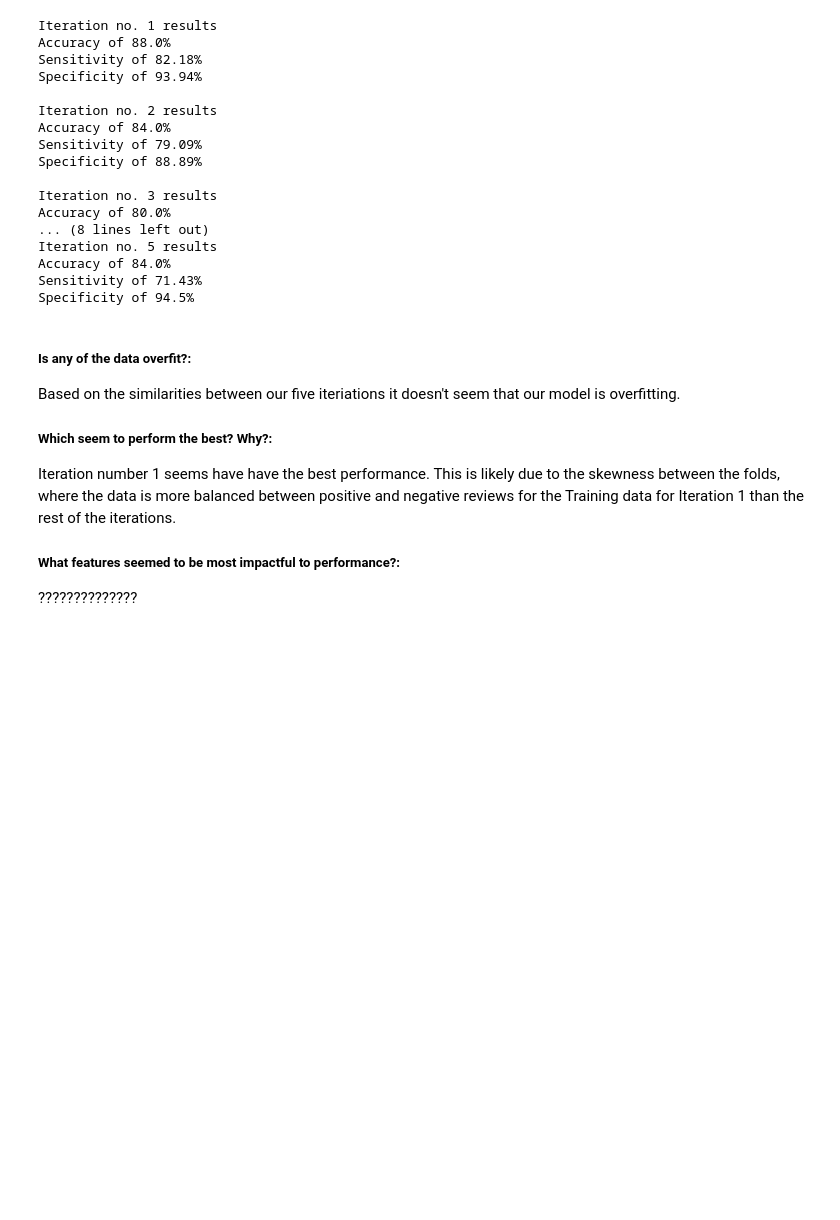
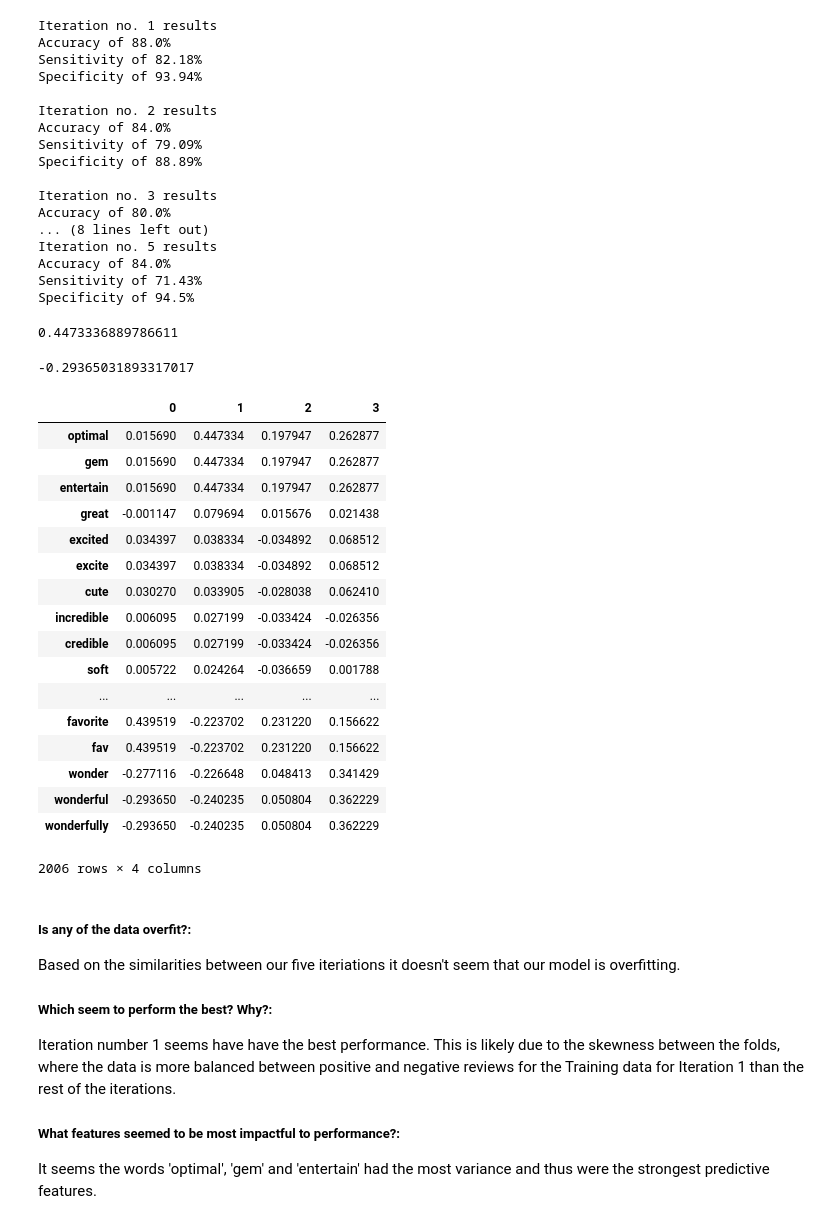
Before and after one commit to gurkpet/Thinkful-Lessons, a Jupyter notebook: Thinkful 2.2.7-Naive Bayes/Naive+Bayes+Lesson-p2+-+via+sklearn.ipynb, the cells around one changed output. Saved outputs shown, nothing was run; the diff lists cells and outputs as text; code cells hidden in the pictures; blank space fills up the shorter version.

Commit message:
Catigorizing most impactful feature

```diff
--- a/Thinkful 2.2.7-Naive Bayes/Naive+Bayes+Lesson-p2+-+via+sklearn.ipynb
+++ b/Thinkful 2.2.7-Naive Bayes/Naive+Bayes+Lesson-p2+-+via+sklearn.ipynb
@@ -82,6 +141,47 @@ Iteration no. 5 results
 Accuracy of 84.0%
 Sensitivity of 71.43%
 Specificity of 94.5%
+# %%
+i = np.identity(data_amzn.shape[1])
+num_pc= 4
+pca = PCA(n_components=num_pc)
+pca.fit(X)
+coef = pca.transform(i)
+pc_list = []
+
+for x in range(num_pc):
+    pc_list.append(x)
+# %%
+value_of_feature = pd.DataFrame(coef, columns=[pc_list], index=data_amzn.columns)
+
+value_of_feature.values.max()
+# %% [output]
+0.4473336889786611
+# %%
+value_of_feature.values.min()
+# %% [output]
+-0.29365031893317017
+# %%
+value_of_feature.sort([1], ascending = False)
+# %% [output]
+|  | 0 | 1 | 2 | 3 |
+| optimal | 0.015690 | 0.447334 | 0.197947 | 0.262877 |
+| gem | 0.015690 | 0.447334 | 0.197947 | 0.262877 |
+| entertain | 0.015690 | 0.447334 | 0.197947 | 0.262877 |
+| great | -0.001147 | 0.079694 | 0.015676 | 0.021438 |
+| excited | 0.034397 | 0.038334 | -0.034892 | 0.068512 |
+| excite | 0.034397 | 0.038334 | -0.034892 | 0.068512 |
+| cute | 0.030270 | 0.033905 | -0.028038 | 0.062410 |
+| incredible | 0.006095 | 0.027199 | -0.033424 | -0.026356 |
+| credible | 0.006095 | 0.027199 | -0.033424 | -0.026356 |
+| soft | 0.005722 | 0.024264 | -0.036659 | 0.001788 |
+| ... | ... | ... | ... | ... |
+| favorite | 0.439519 | -0.223702 | 0.231220 | 0.156622 |
+| fav | 0.439519 | -0.223702 | 0.231220 | 0.156622 |
+| wonder | -0.277116 | -0.226648 | 0.048413 | 0.341429 |
+| wonderful | -0.293650 | -0.240235 | 0.050804 | 0.362229 |
+| wonderfully | -0.293650 | -0.240235 | 0.050804 | 0.362229 |
+2006 rows × 4 columns
 # %% [markdown]
 <h5>Is any of the data overfit?:</h5>
     Based on the similarities between our five iteriations it doesn't seem that our model is overfitting.
@@ -90,4 +190,4 @@ Specificity of 94.5%
     Iteration number 1 seems have have the best performance.  This is likely due to the skewness between the folds, where the data is more balanced between positive and negative reviews for the Training data for Iteration 1 than the rest of the iterations.
 
 <h5>What features seemed to be most impactful to performance?:</h5>
-    ??????????????
+    It seems the words 'optimal', 'gem' and 'entertain' had the most variance and thus were the strongest predictive features.
```
Also changed, not shown: parts of 12 cells of this notebook.
